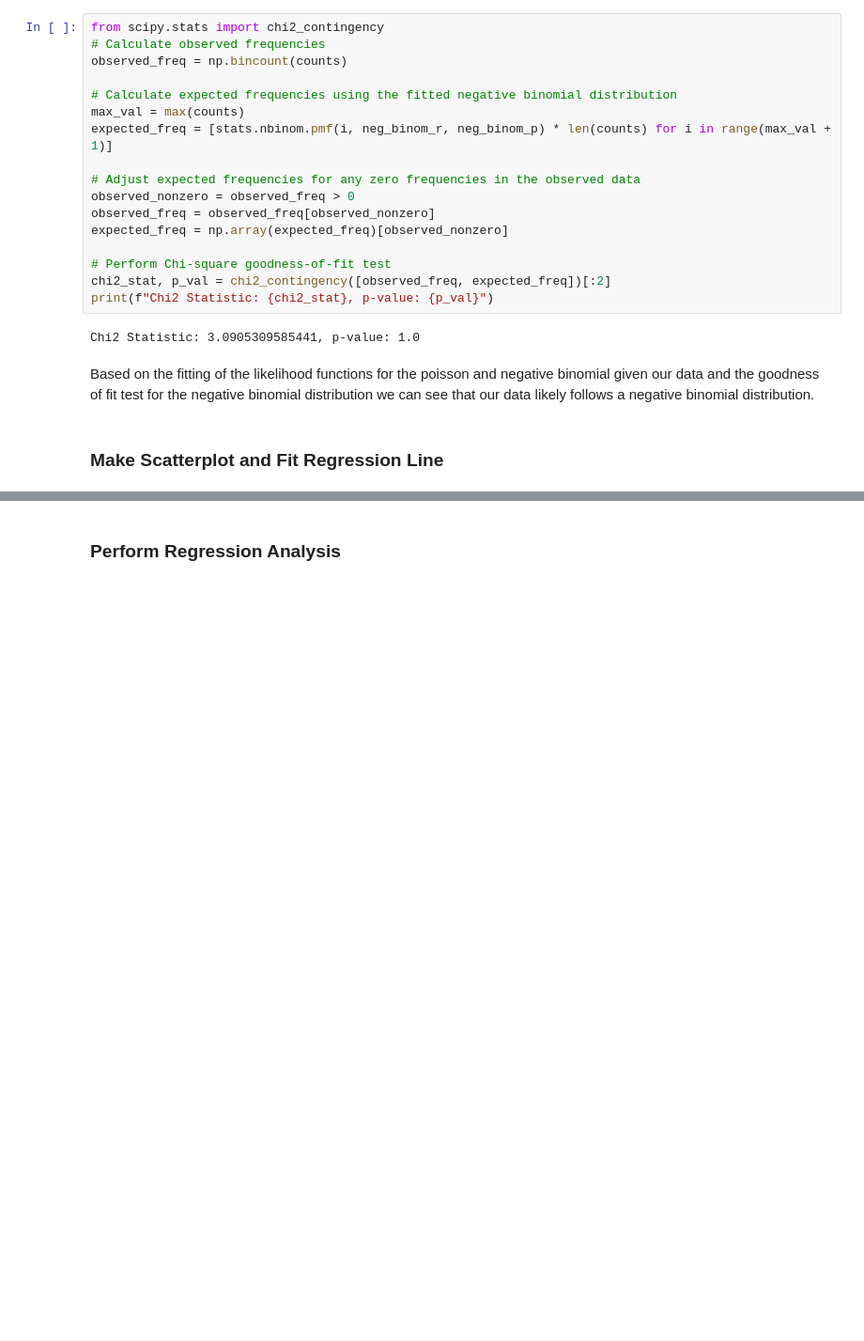
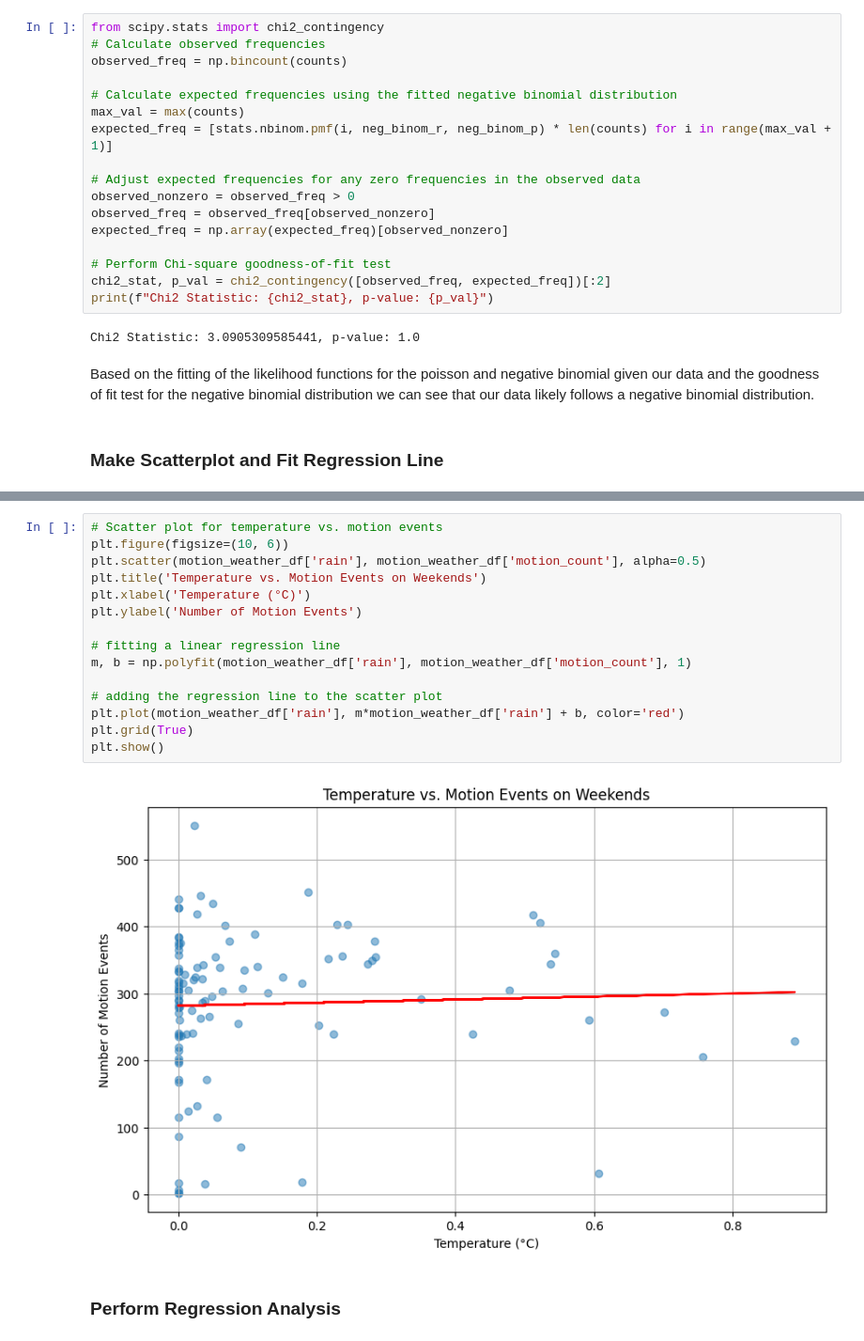
Before and after one commit to phipsrick/GA2024_1, a Jupyter notebook: smartthings_report/report_temperature_and_motion_Josh.ipynb, the cells around one changed output, grey strips where cells are left out. Shown at 94% size. Cells and saved outputs as stored; diff of their text form; blank space fills up the shorter version.

```diff
--- a/smartthings_report/report_temperature_and_motion_Josh.ipynb
+++ b/smartthings_report/report_temperature_and_motion_Josh.ipynb
@@ -226,3 +220,20 @@ plt.show()
+# %%
+# Scatter plot for temperature vs. motion events
+plt.figure(figsize=(10, 6))
+plt.scatter(motion_weather_df['rain'], motion_weather_df['motion_count'], alpha=0.5)
+plt.title('Temperature vs. Motion Events on Weekends')
+plt.xlabel('Temperature (°C)')
+plt.ylabel('Number of Motion Events')
+
+# fitting a linear regression line
+m, b = np.polyfit(motion_weather_df['rain'], motion_weather_df['motion_count'], 1)
+
+# adding the regression line to the scatter plot
+plt.plot(motion_weather_df['rain'], m*motion_weather_df['rain'] + b, color='red')
+plt.grid(True)
+plt.show()
+# %% [output]
+[figure, added]
 # %% [markdown]
 ### Perform Regression Analysis
 # %%
```
Also changed, not shown: parts of 7 cells of this notebook.
